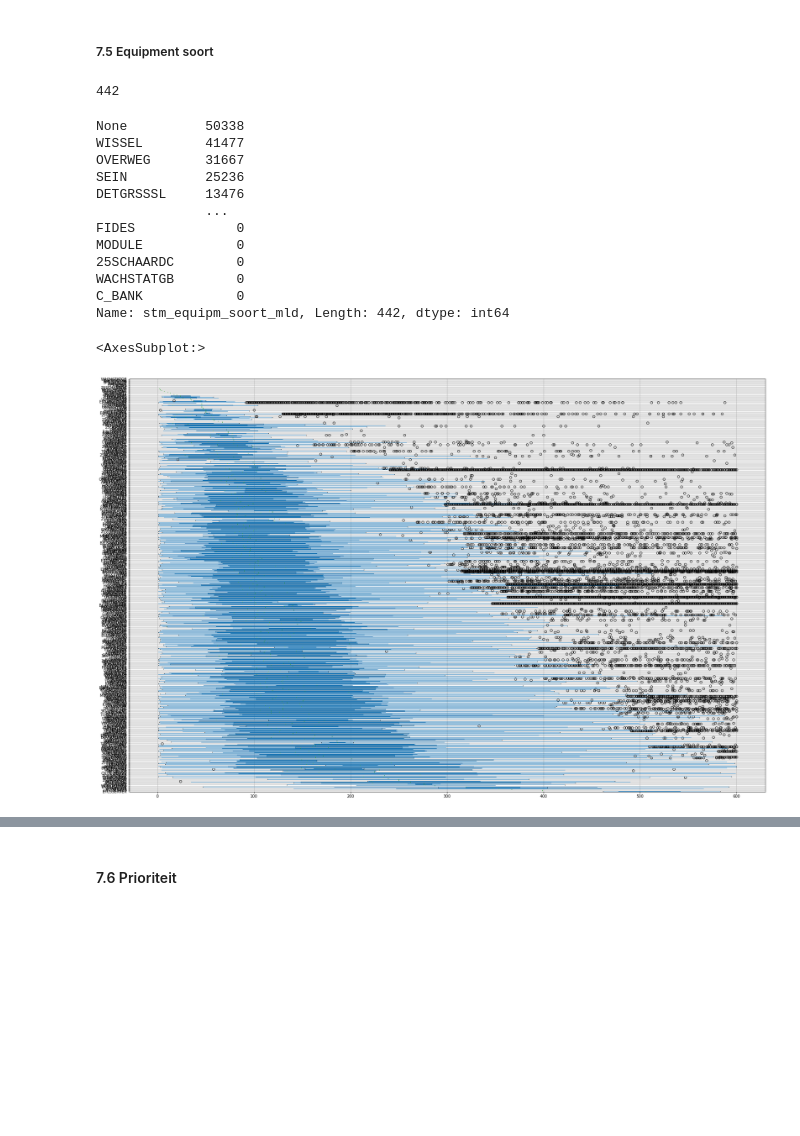
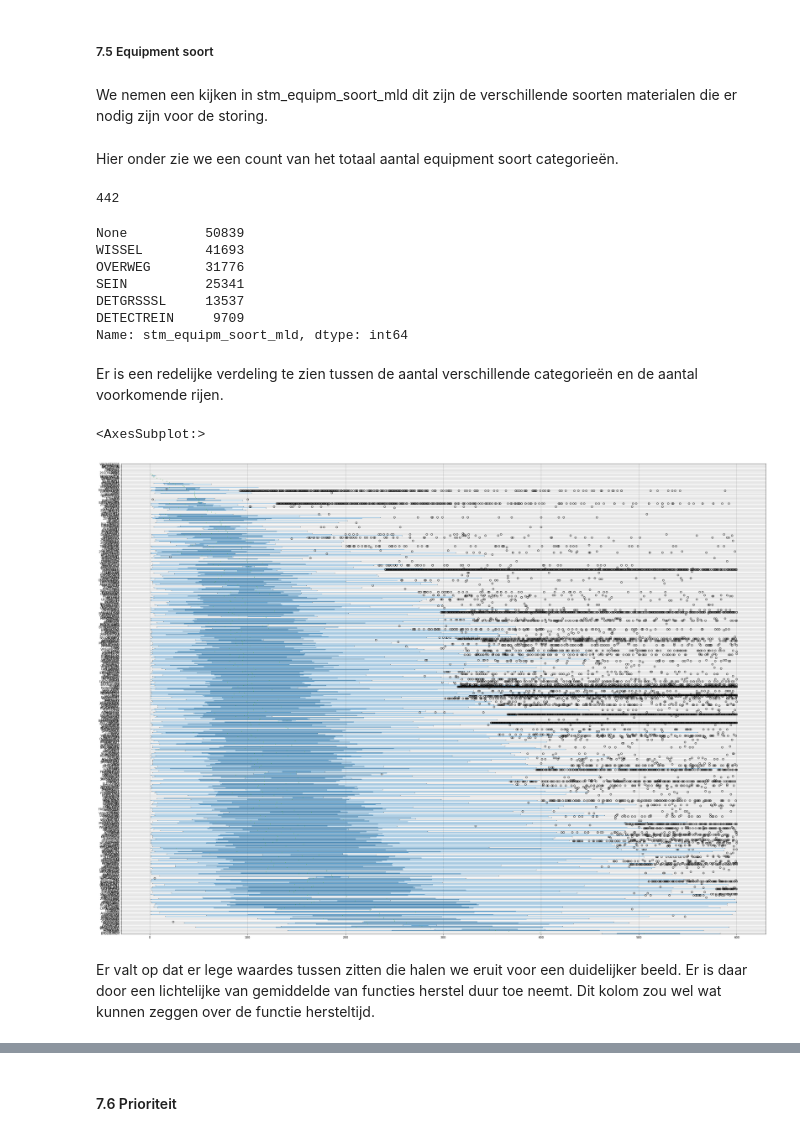
Before and after one commit to pebro18/2021-AI-DDB-V2A-PG1, a Jupyter notebook: 2.Data_Understanding.ipynb, the cells around one changed output, grey strips where cells are left out. Cells and saved outputs as stored; diff of their text form; code cells hidden in the pictures; blank space fills up the shorter version.

```diff
--- a/2.Data_Understanding.ipynb
+++ b/2.Data_Understanding.ipynb
@@ -556,5 +558,6 @@ table['stm_gebeld_ter_plekken_duur'] = (table['stm_aanntpl_ddt'] - table['stm_aa
 table.loc[(table['stm_meld_gebeld_duur'] < 0), 'stm_meld_gebeld_duur'] = 0
 table.loc[(table['stm_meld_ter_plekken_duur'] < 0), 'stm_meld_ter_plekken_duur'] = 0
 table.loc[(table['stm_gebeld_ter_plekken_duur'] < 0), 'stm_gebeld_ter_plekken_duur'] = 0
+table = table[table['stm_gebeld_ter_plekken_duur'] < 1000]
 table = table.dropna()
 # %%
@@ -715,0 +744,6 @@ table[['stm_progfh_in_duur', 'stm_fh_duur']].corr()
+# %%
+table = table[table['stm_progfh_gw_teller'] != 14]
+table = table[table['stm_progfh_gw_teller'] != 9]
+table = table[table['stm_progfh_gw_teller'] != 11]
+table = table[table['stm_progfh_gw_teller'] != 150]
+table = table[table['stm_progfh_gw_teller'] != 8]
@@ -723,0 +807,2 @@ table[['stm_progfh_in_duur', 'stm_fh_duur']].corr()
+# %%
+table = table[table['stm_gebeld_ter_plekken_duur'] < 1000]
@@ -832,3 +966,3 @@ table[['stm_oorz_groep_looe_mean', 'stm_fh_duur']].corr()
 # %%
-eave_one_encoder = LeaveOneOutEncoder(return_df=True, sigma=0.05)
+leave_one_encoder = LeaveOneOutEncoder(return_df=True, sigma=0.05)
 table['stm_equipm_nr_mld_looe_mean'] = leave_one_encoder.fit_transform(table['stm_equipm_nr_mld'].astype('category'), table['stm_fh_duur'])
@@ -841,31 +975,34 @@ table[['stm_equipm_nr_mld_looe_mean', 'stm_fh_duur']].corr()
 # %% [markdown]
 ##### 7.5 Equipment soort
+# %% [markdown]
+We nemen een kijken in stm_equipm_soort_mld dit zijn de verschillende soorten materialen die er nodig zijn voor de storing.
+# %% [markdown]
+Hier onder zie we een count van het totaal aantal equipment soort categorieën.
 # %%
 table['stm_equipm_soort_mld'].value_counts().count()
 # %% [output]
 442
 # %%
-table['stm_equipm_soort_mld'].value_counts()
+table['stm_equipm_soort_mld'].value_counts().head(6)
 # %% [output]
-None          50338
-WISSEL        41477
-OVERWEG       31667
-SEIN          25236
-DETGRSSSL     13476
-              ...
-FIDES             0
-MODULE            0
-25SCHAARDC        0
-WACHSTATGB        0
-C_BANK            0
-Name: stm_equipm_soort_mld, Length: 442, dtype: int64
+None          50839
+WISSEL        41693
+OVERWEG       31776
+SEIN          25341
+DETGRSSSL     13537
+DETECTREIN     9709
+Name: stm_equipm_soort_mld, dtype: int64
+# %% [markdown]
+Er is een redelijke verdeling te zien tussen de aantal verschillende categorieën en de aantal voorkomende rijen.
 # %%
 table2 = pd.DataFrame({col:vals['stm_fh_duur'] for col,vals in table.groupby(["stm_equipm_soort_mld"])})
 meds = table2.mean()
 meds.sort_values(ascending=False, inplace=True)
 table2 = table2[meds.index]
-fig, (ax1) = plt.subplots(1,1, figsize=(30,20))
+fig, (ax1) = plt.subplots(1,1, figsize=(40,30))
 table2.boxplot(ax = ax1, vert=False)
 # %% [output]
 <AxesSubplot:>
-[figure, old version]
+[figure, new version]
+# %% [markdown]
+Er valt op dat er lege waardes tussen zitten die halen we eruit voor een duidelijker beeld. Er is daar door een lichtelijke van gemiddelde van functies herstel duur toe neemt. Dit kolom zou wel wat kunnen zeggen over de functie hersteltijd.
```
Also changed, not shown: parts of 106 cells of this notebook.
